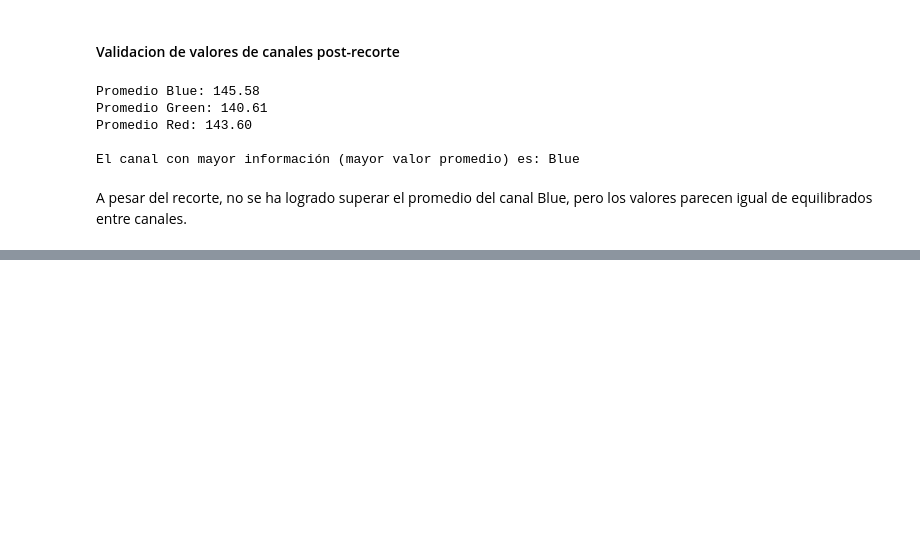
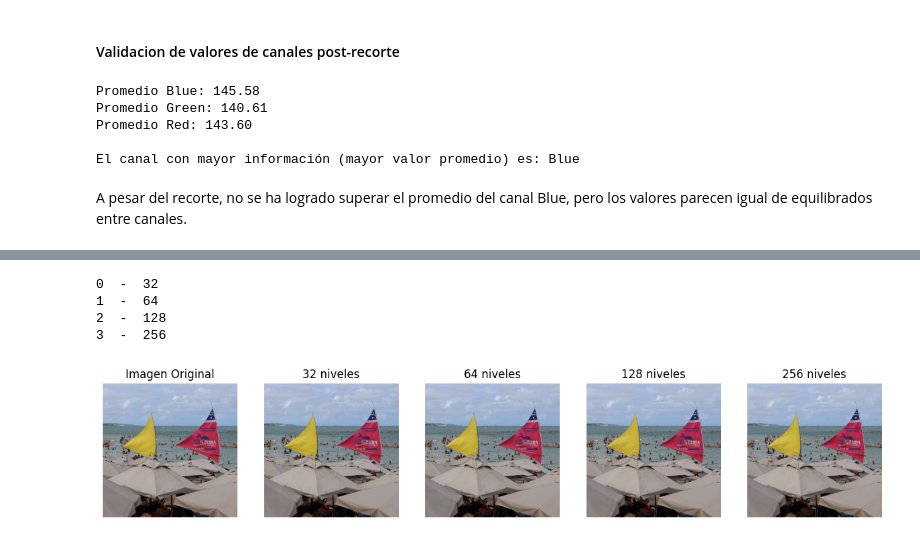
Before and after one commit to gimb99/PDI_BARTHOU_GONZALO, a Jupyter notebook: ejercicioIntegrador/ejercicioIntegrador.ipynb, the cells around one changed output, grey strips where cells are left out. Saved outputs shown, nothing was run; the diff lists cells and outputs as text; code cells hidden in the pictures; blank space fills up the shorter version.

```diff
--- a/ejercicioIntegrador/ejercicioIntegrador.ipynb
+++ b/ejercicioIntegrador/ejercicioIntegrador.ipynb
@@ -174,0 +266,36 @@ A pesar del recorte, no se ha logrado superar el promedio del canal Blue, pero l
+# %%
+def cuantizar_imagen(imagen, niveles):
+  # Cuantiza la imagen reduciendo los niveles de intensidad a 'niveles'.
+  # Usado para prevenir problemas en la división
+  imagen_float = imagen.astype(np.float32)
+  intervalo = 255 / (niveles - 1)
+  # Se usa np.floor con un offset de 0.5 para redondear
+  imagen_cuantizada = np.floor(imagen_float / intervalo + 0.5) * intervalo
+  return np.clip(imagen_cuantizada, 0, 255).astype(np.uint8)
+
+niveles_list = [32, 64, 128, 256]
+
+# Prueba de enumerate
+for i,lvl in enumerate(niveles_list):
+  print(i," - ",lvl)
+
+# Visualizar la imagen original y las cuantizaciones
+plt.figure(figsize=(15, 5))
+plt.subplot(1, len(niveles_list)+1, 1)
+plt.imshow(imgNew)
+plt.title("Imagen Original")
+plt.axis("off")
+
+for i,lvl in enumerate(niveles_list):
+  img_cuant = cuantizar_imagen(imgNew, lvl)
+  plt.subplot(1, len(niveles_list)+1, i+2)
+  plt.imshow(img_cuant)
+  plt.title(f"{lvl} niveles")
+  plt.axis("off")
+plt.show()
+# %% [output]
+0  -  32
+1  -  64
+2  -  128
+3  -  256
+[figure, added]
```
Also changed, not shown: parts of 18 cells of this notebook.
